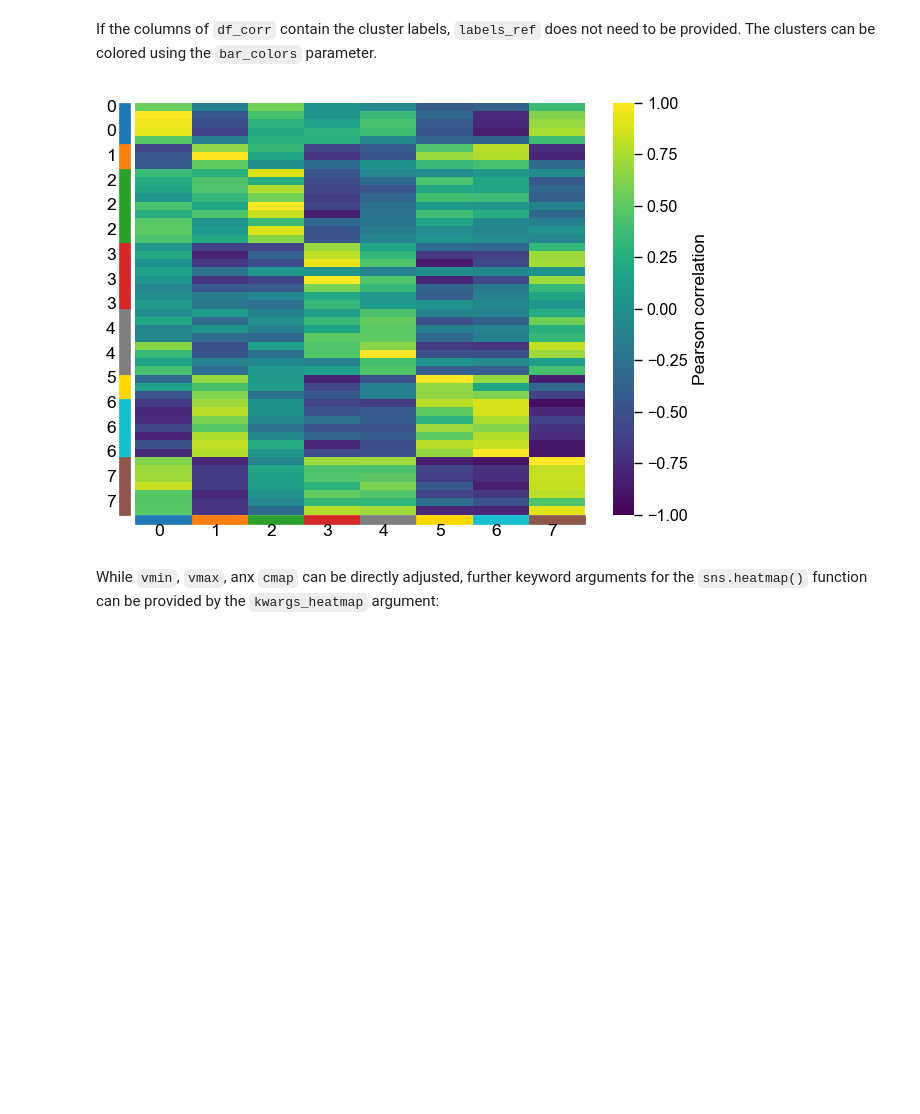
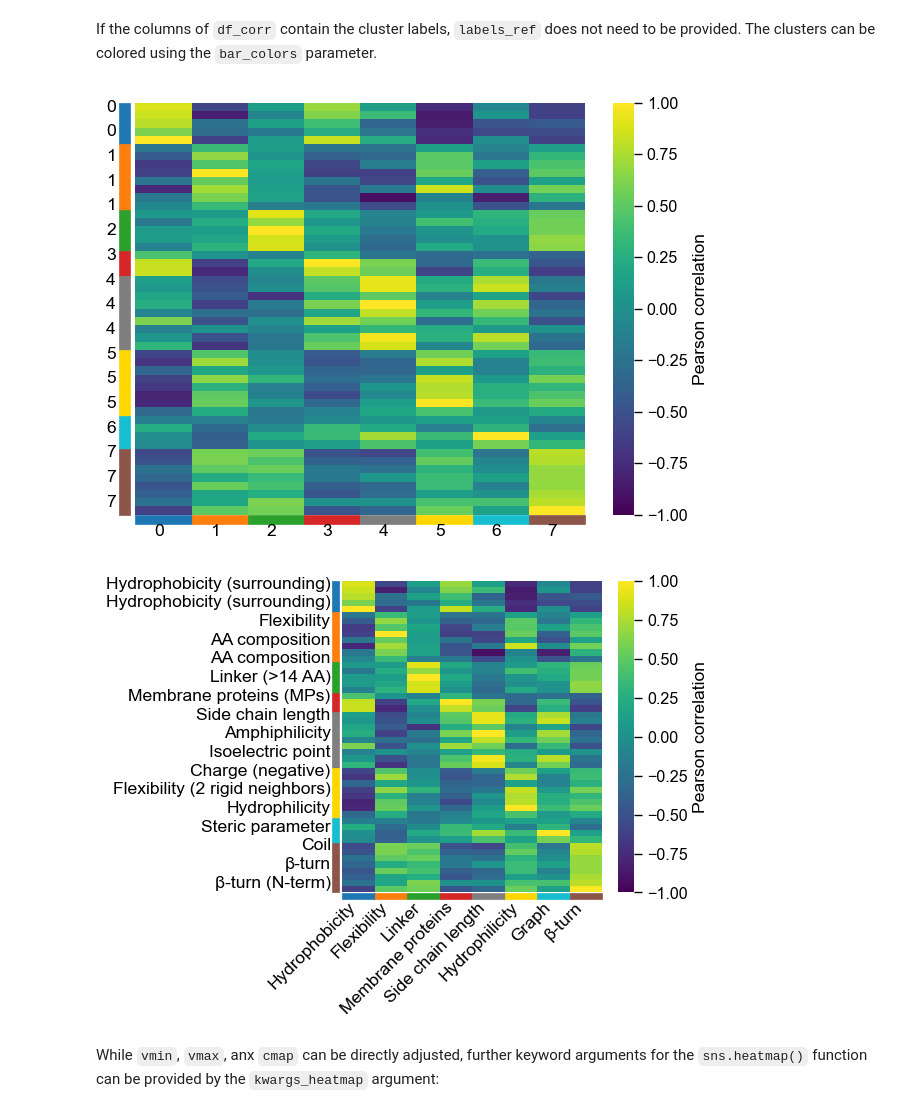
Before and after one commit to breimanntools/aaanalysis, a Jupyter notebook: examples/aac_plot_correlation.ipynb, the cells around one changed output. Cells and saved outputs as stored; diff of their text form; code cells hidden in the pictures; blank space fills up the shorter version.

```diff
--- a/examples/aac_plot_correlation.ipynb
+++ b/examples/aac_plot_correlation.ipynb
@@ -68,16 +68,26 @@ plt.show()
 # %% [markdown]
 If the columns of ``df_corr`` contain the cluster labels, ``labels_ref`` does not need to be provided. The clusters can be colored using the ``bar_colors`` parameter.
 # %%
+# Plot correlation without cluster names
 df_corr, labels_sorted = aac.comp_correlation(X=X, labels=labels, X_ref=X_ref, labels_ref=labels_ref)
-# Plot correlation
 n_clusters = len(set(labels_sorted))
 colors = aa.plot_get_clist(n_colors=n_clusters)
 aac_plot.correlation(df_corr=df_corr, labels=labels_sorted, xtick_label_rotation=0,
                      bar_colors=colors, bar_position=["left", "bottom"], bar_width_x=1, bar_width_y=0.2)
 plt.tight_layout()
 plt.show()
+# Plot correlation with cluster names
+df_corr, labels_sorted = aac.comp_correlation(X=X, labels=labels, X_ref=X_ref, labels_ref=labels_ref,
+                                              names=names, names_ref=names_ref)
+n_clusters = len(set(labels_sorted))
+colors = aa.plot_get_clist(n_colors=n_clusters)
+aac_plot.correlation(df_corr=df_corr, labels=labels_sorted, xtick_label_rotation=45, labels_ref=labels_ref,
+                     bar_colors=colors, bar_position=["left", "bottom"], bar_width_x=1, bar_width_y=0.2)
+plt.tight_layout()
+plt.show()
 # %% [output]
-[figure, old version]
+[figure, new version]
+[figure, added]
 # %% [markdown]
 While ``vmin``, ``vmax``, anx ``cmap`` can be directly adjusted, further keyword arguments for the ``sns.heatmap()`` function can be provided by the ``kwargs_heatmap`` argument:
 # %%
```
Also changed, not shown: parts of 5 cells of this notebook, 19 other files.
